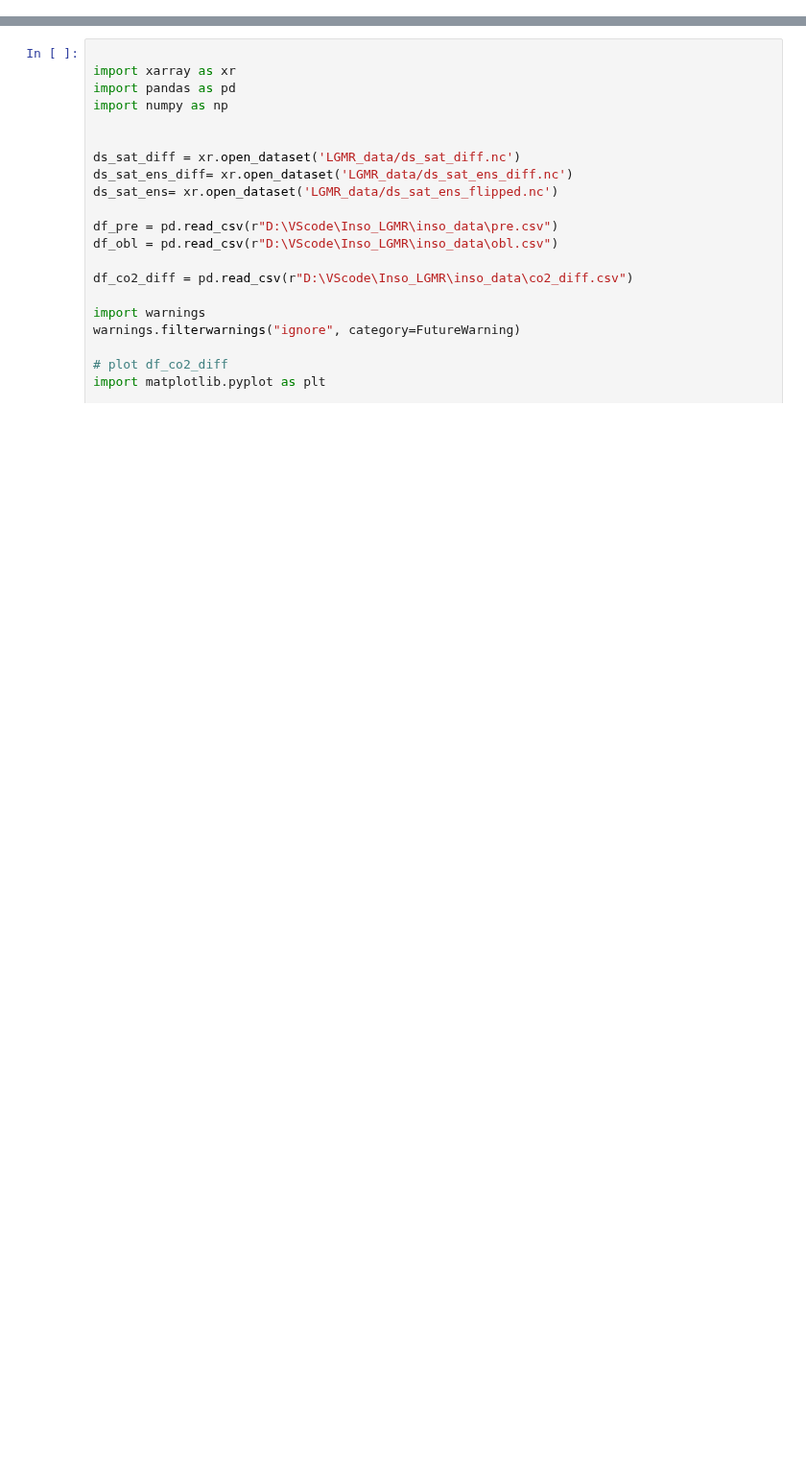
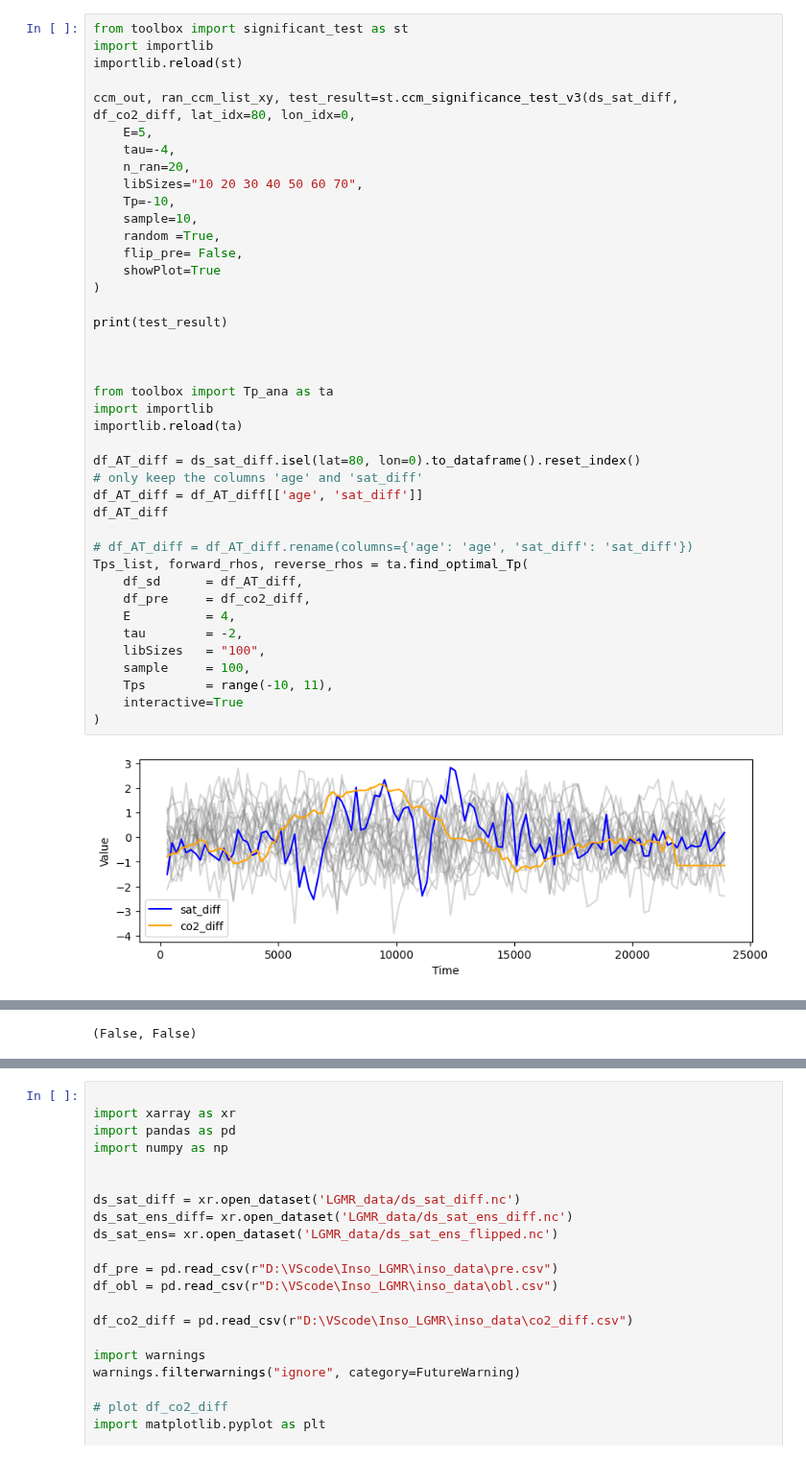
Before and after one commit to Peisong-Zheng/Inso_LGMR, a Jupyter notebook: internal_forcings.ipynb, the cells around one changed output, grey strips where cells are left out. Shown at 96% size. Saved outputs shown, nothing was run; the diff lists cells and outputs as text; blank space fills up the shorter version.

```diff
--- a/internal_forcings.ipynb
+++ b/internal_forcings.ipynb
@@ -0,0 +112,43 @@
+# %%
+from toolbox import significant_test as st
+import importlib
+importlib.reload(st)
+
+ccm_out, ran_ccm_list_xy, test_result=st.ccm_significance_test_v3(ds_sat_diff, df_co2_diff, lat_idx=80, lon_idx=0,
+    E=5,
+    tau=-4,
+    n_ran=20,
+    libSizes="10 20 30 40 50 60 70",
+    Tp=-10,
+    sample=10,
+    random =True,
+    flip_pre= False,
+    showPlot=True
+)
+
+print(test_result)
+
+
+
+from toolbox import Tp_ana as ta
+import importlib
+importlib.reload(ta)
+
+df_AT_diff = ds_sat_diff.isel(lat=80, lon=0).to_dataframe().reset_index()
+# only keep the columns 'age' and 'sat_diff'
+df_AT_diff = df_AT_diff[['age', 'sat_diff']]
+df_AT_diff
+
+# df_AT_diff = df_AT_diff.rename(columns={'age': 'age', 'sat_diff': 'sat_diff'})
+Tps_list, forward_rhos, reverse_rhos = ta.find_optimal_Tp(
+    df_sd      = df_AT_diff,
+    df_pre     = df_co2_diff,
+    E          = 4,
+    tau        = -2,
+    libSizes   = "100",
+    sample     = 100,
+    Tps        = range(-10, 11),
+    interactive=True
+)
+# %% [output]
+[figure, added]
@@ -0,0 +157 @@
+(False, False)
```
Also changed, not shown: parts of 6 cells of this notebook, 16 other files.
